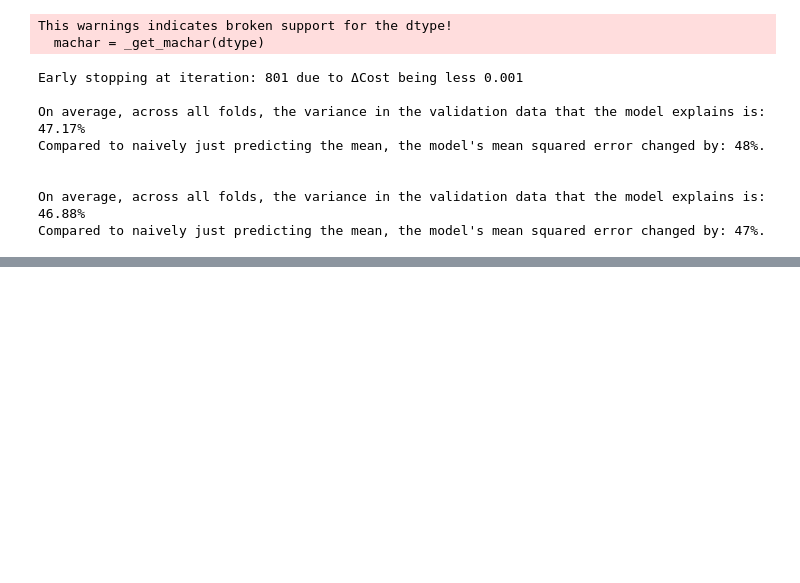
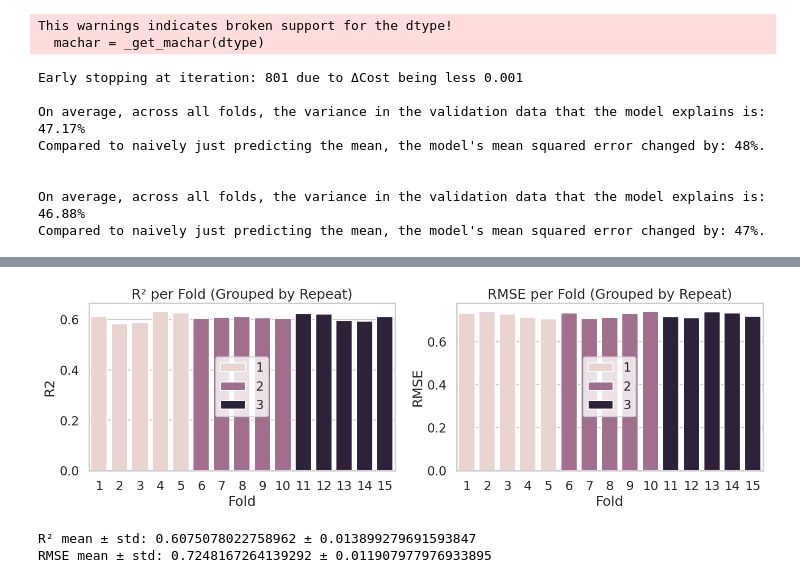
Before and after one commit to MustafaAdam/ml, a Jupyter notebook: misc_topics/kfold.ipynb, the cells around one changed output, grey strips where cells are left out. Saved outputs shown, nothing was run; the diff lists cells and outputs as text; code cells hidden in the pictures; blank space fills up the shorter version.

```diff
--- a/misc_topics/kfold.ipynb
+++ b/misc_topics/kfold.ipynb
@@ -167,0 +278,30 @@ figure.tight_layout()
+# %%
+n_splits = 5
+n_repeats = len(cv_results) // n_splits
+
+cv_results["Repeat"] = np.repeat(range(1, n_repeats + 1), n_splits)
+cv_results["Fold_in_Repeat"] = list(range(1, n_splits + 1)) * n_repeats
+
+fig, axes = plt.subplots(1, 2, figsize=(16, 4))
+
+sns.barplot(x='Fold', y='R2', data=cv_results,  ax=axes[0], hue='Repeat')
+axes[0].set_title("R² per Fold (Grouped by Repeat)")
+axes[0].legend(loc='center')
+
+sns.barplot(x='Fold', y='RMSE', data=cv_results,  ax=axes[1], hue='Repeat')
+axes[1].set_title("RMSE per Fold (Grouped by Repeat)")
+axes[1].legend(loc='center');
+# %% [output]
+[figure, added]
+# %%
+model = make_pipeline(StandardScaler(), Ridge(alpha=0.1))
+
+r2_cross_val_score = cross_val_score(model, X_train_2, y_train_2, scoring='r2', cv=rkfold)
+print("R² mean ± std:", np.mean(r2_cross_val_score), "±", np.std(r2_cross_val_score))
+
+neg_mse_scores = cross_val_score(model, X_train_2, y_train_2, scoring='neg_mean_squared_error', cv=rkfold)
+rmse_cross_val_score = np.sqrt(abs(neg_mse_scores))
+print("RMSE mean ± std:", np.mean(rmse_cross_val_score), "±", np.std(rmse_cross_val_score))
+# %% [output]
+R² mean ± std: 0.6075078022758962 ± 0.013899279691593847
+RMSE mean ± std: 0.7248167264139292 ± 0.011907977976933895
```
Also changed, not shown: parts of 6 cells of this notebook.
